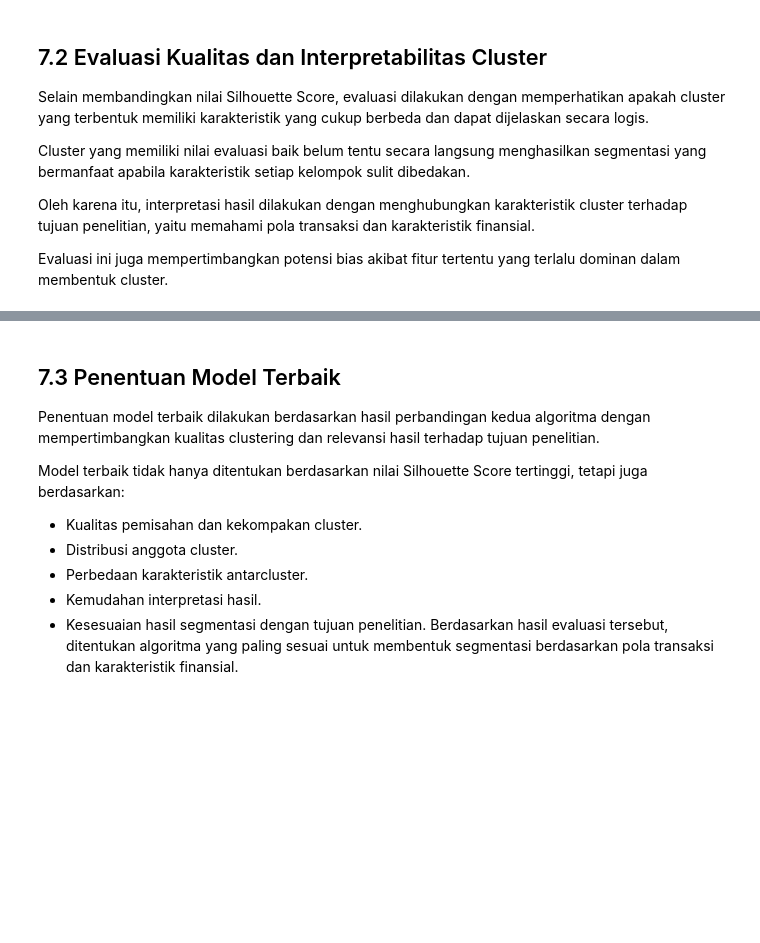
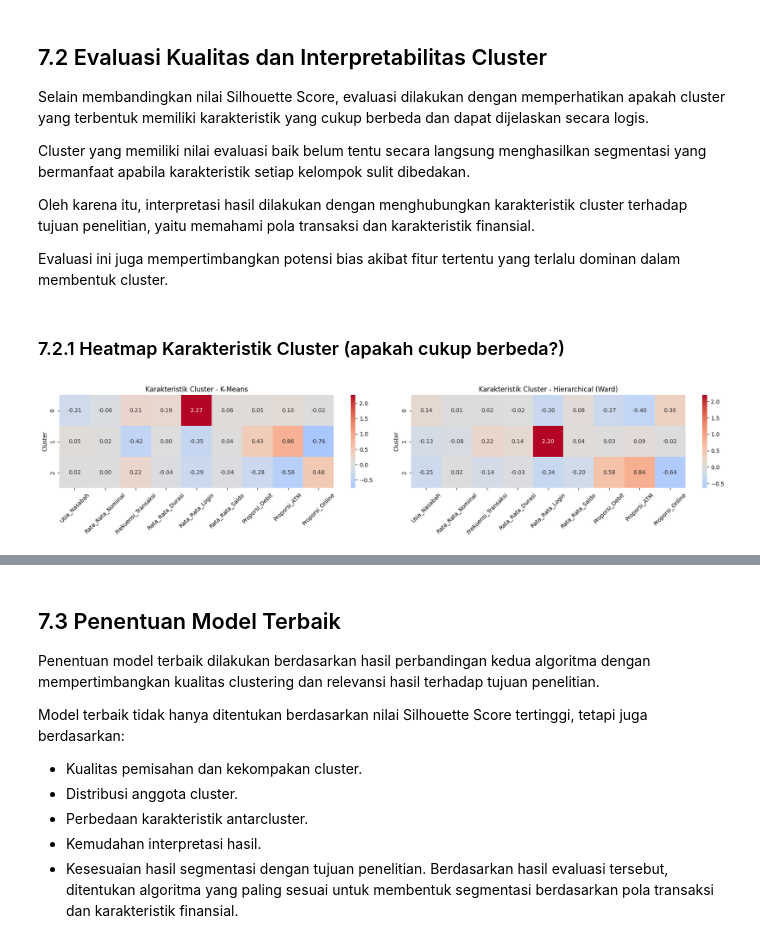
Before and after one commit to aulyarvlln/57_IF-E_Kimpul, a Jupyter notebook: ProyekDS.ipynb, the cells around one changed output, grey strips where cells are left out. Saved outputs shown, nothing was run; the diff lists cells and outputs as text; code cells hidden in the pictures; blank space fills up the shorter version.

```diff
--- a/ProyekDS.ipynb
+++ b/ProyekDS.ipynb
@@ -1284,3 +1359,23 @@ Cluster yang memiliki nilai evaluasi baik belum tentu secara langsung menghasilk
 Oleh karena itu, interpretasi hasil dilakukan dengan menghubungkan karakteristik cluster terhadap tujuan penelitian, yaitu memahami pola transaksi dan karakteristik finansial.
 
 Evaluasi ini juga mempertimbangkan potensi bias akibat fitur tertentu yang terlalu dominan dalam membentuk cluster.
+# %% [markdown]
+### 7.2.1 Heatmap Karakteristik Cluster (apakah cukup berbeda?)
+# %%
+df_z = pd.DataFrame(X_scaled, columns=selected_features)
+
+z_kmeans = df_z.groupby(df_hasil_kmeans["Cluster_KMeans"].values).mean()
+z_hier = df_z.groupby(df_hierarchical["Cluster_Hierarchical"].values).mean()
+
+fig, axes = plt.subplots(1, 2, figsize=(18, 4))
+sns.heatmap(z_kmeans, annot=True, fmt=".2f", cmap="coolwarm", center=0, ax=axes[0])
+axes[0].set_title("Karakteristik Cluster - K-Means")
+sns.heatmap(z_hier, annot=True, fmt=".2f", cmap="coolwarm", center=0, ax=axes[1])
+axes[1].set_title("Karakteristik Cluster - Hierarchical (Ward)")
+for ax in axes:
+    ax.set_ylabel("Cluster")
+    ax.tick_params(axis="x", rotation=45)
+plt.tight_layout()
+plt.show()
+# %% [output]
+[figure, added]
```
Also changed, not shown: parts of 21 cells of this notebook.
